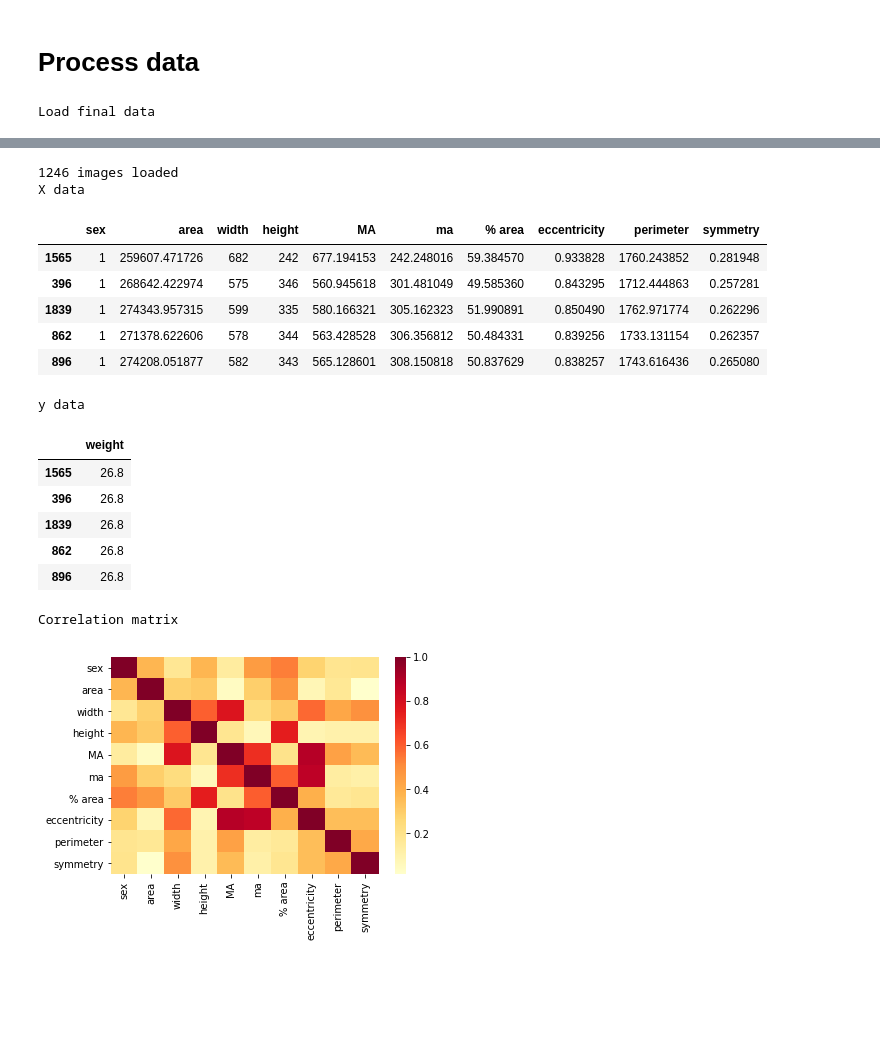
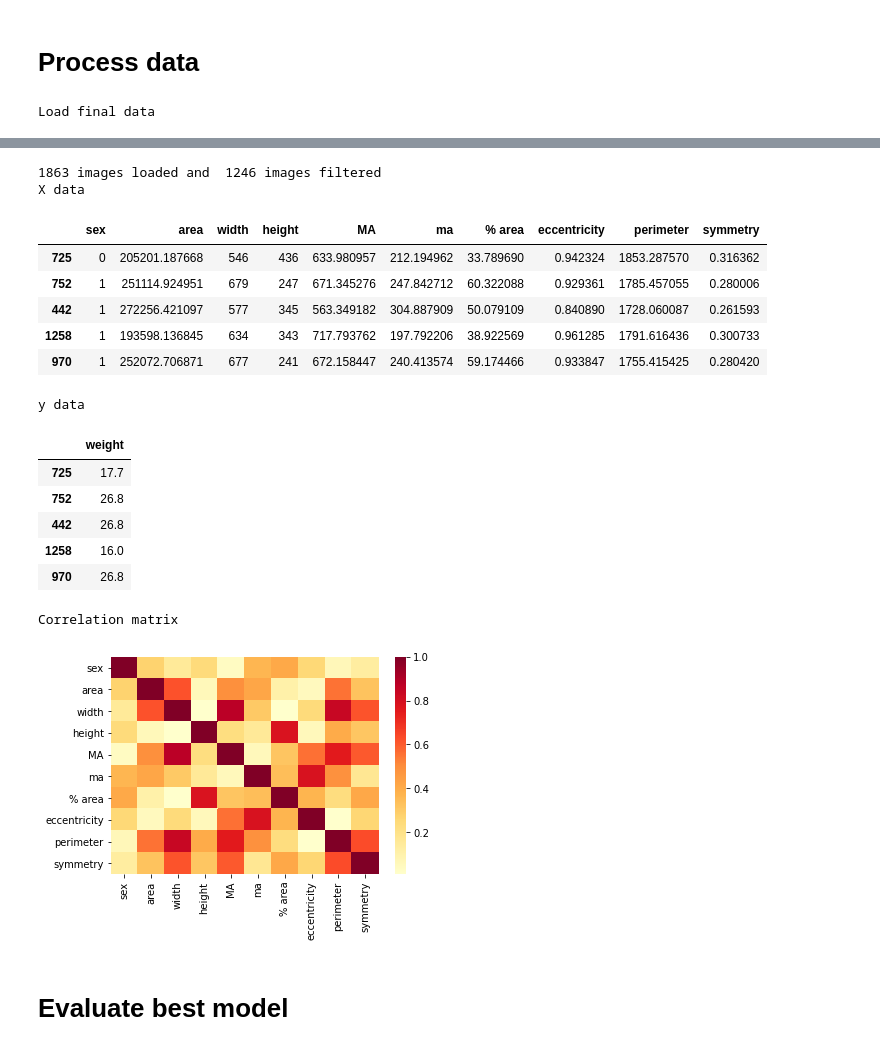
Before and after one commit to ULE-Informatica/morfologia-unizar-ule, a Jupyter notebook: scripts/process_images_to_create_csv_dataset.ipynb, the cells around one changed output, grey strips where cells are left out. Saved outputs shown, nothing was run; the diff lists cells and outputs as text; code cells hidden in the pictures; blank space fills up the shorter version.

Commit message:
Final version with filtered data

```diff
--- a/scripts/process_images_to_create_csv_dataset.ipynb
+++ b/scripts/process_images_to_create_csv_dataset.ipynb
@@ -134,22 +135,26 @@ file_data = pd.read_csv(os.path.join("..", 'data', 'id_weight_sex_uuid_data.csv'
 print("Load final data")
 display(file_data.head())
 #file_data = file_data[file_data['symmetry']>0.65]
-file_data = file_data[file_data['area']>150000]
-file_data = file_data[file_data['perimeter']>1600]
+file_data_filtered = file_data[file_data['area']>150000]
+file_data_filtered = file_data_filtered[file_data['perimeter']>1600]
 file_data = shuffle(file_data)
+file_data_filtered = shuffle(file_data_filtered)
 
-print(len(file_data),"images loaded")
+print(len(file_data),"images loaded and ",len(file_data_filtered),"images filtered")
 
 X = file_data.loc[:, 'sex':'symmetry']
+X_filtered = file_data_filtered.loc[:, 'sex':'symmetry']
 print("X data")
 display(X.head())
 
 y = file_data.loc[:, ['weight']]
+y_filtered = file_data_filtered.loc[:, ['weight']]
 print("y data")
 display(y.head())
 
 #Split data
 X_train, X_test, y_train, y_test = train_test_split(X, y, test_size=0.3)
+X_train_filtered, X_test_filtered, y_train_filtered, y_test_filtered = train_test_split(X_filtered, y_filtered, test_size=0.3)
 
 if PROCESS_DATA:
     print("Correlation matrix")
@@ -185,7 +190,7 @@ if PROCESS_DATA:
                        'neg_root_mean_squared_error', 'neg_median_absolute_error']
     gs = GridSearchCV(estimator=pipa,
                       param_grid=param_grid,
-                      #cv=10,
+                      cv=10,
                       refit='r2',
                       return_train_score=True,
                       n_jobs=30,
@@ -208,47 +213,71 @@ if PROCESS_DATA:
                  'decisionTree': decisionTree
                 },
                 os.path.join("..", 'data', datetime.datetime.now().strftime("%Y%m%d%H%M")+'_model.joblib_dump'))
+
+    gs_filtered = GridSearchCV(estimator=pipa,
+                      param_grid=param_grid,
+                      cv=10,
+                      refit='r2',
+                      return_train_score=True,
+                      n_jobs=30,
+                      pre_dispatch=30,
+                      scoring=scoring_methods,
+                      iid=False)
+    with warnings.catch_warnings():
+        warnings.filterwarnings("ignore", category=FutureWarning)
+        gs_filtered.fit(X_train_filtered, y_train_filtered.values.ravel())
+
+    joblib.dump({'gs': gs_filtered},
+                os.path.join("..", 'data', datetime.datetime.now().strftime("%Y%m%d%H%M")+'_model_filtered.joblib_dump'))
+
 else:
-    #Load last model
+    #Load last models
     os.chdir(os.path.join("..", 'data'))
-    files = glob.glob("*.joblib_dump")
+    files = glob.glob("*_model.joblib_dump")
     files.sort(reverse=True)
     models = joblib.load(files[0])
     gs = models['gs']
     scaler = models['scaler']
     linearRegression = models['linearRegression']
     ridge = models['ridge']
     ridgecv = models['ridgecv']
     lasso= models['lasso']
     lassocv = models['lassocv']
     lassolars = models['lassolars']
     lassolarscv = models['lassolarscv']
     decisionTree = models['decisionTree']
+    #Filtered
+    files = glob.glob("*_filtered.joblib_dump")
+    files.sort(reverse=True)
+    models = joblib.load(files[0])
+    gs_filtered = models['gs']
 # %% [output]
 Load final data
 |  | uuid | id | sex | area | width | height | MA | ma | % area | eccentricity | ... |
 | 0 | 3b144fdfdb9f4e02b0f65aed674fbd72 | 0268 | 1 | 292877.074890 | 564 | 312 | 589.829285 | 226.871475 | 46.219501 | 0.923067 | ... |
 | 1 | 960fd92c91f541f6b85889426c39a0fe | 0261 | 1 | 308998.472633 | 648 | 256 | 681.104919 | 217.185989 | 58.533350 | 0.947797 | ... |
 | 2 | ca10f050724d47f5971c3530ef341a8d | 0236 | 0 | 292174.501116 | 569 | 324 | 671.221436 | 167.003387 | 36.034621 | 0.968554 | ... |
 | 3 | 46d3f67bbf684992ac945ce7c1991ae7 | 0238 | 1 | 274668.662187 | 613 | 210 | 637.330017 | 188.982895 | 60.039439 | 0.955026 | ... |
 | 4 | ecb27b5ef70c48e69d6296a5e91e3faf | 0230 | 0 | 302622.334318 | 510 | 345 | 568.790527 | 196.767181 | 41.696390 | 0.938257 | ... |
-1246 images loaded
+1863 images loaded and  1246 images filtered
 X data
 |  | sex | area | width | height | MA | ma | % area | eccentricity | perimeter | symmetry |
-| 1565 | 1 | 259607.471726 | 682 | 242 | 677.194153 | 242.248016 | 59.384570 | 0.933828 | 1760.243852 | 0.281948 |
-| 396 | 1 | 268642.422974 | 575 | 346 | 560.945618 | 301.481049 | 49.585360 | 0.843295 | 1712.444863 | 0.257281 |
-| 1839 | 1 | 274343.957315 | 599 | 335 | 580.166321 | 305.162323 | 51.990891 | 0.850490 | 1762.971774 | 0.262296 |
-| 862 | 1 | 271378.622606 | 578 | 344 | 563.428528 | 306.356812 | 50.484331 | 0.839256 | 1733.131154 | 0.262357 |
-| 896 | 1 | 274208.051877 | 582 | 343 | 565.128601 | 308.150818 | 50.837629 | 0.838257 | 1743.616436 | 0.265080 |
+| 725 | 0 | 205201.187668 | 546 | 436 | 633.980957 | 212.194962 | 33.789690 | 0.942324 | 1853.287570 | 0.316362 |
+| 752 | 1 | 251114.924951 | 679 | 247 | 671.345276 | 247.842712 | 60.322088 | 0.929361 | 1785.457055 | 0.280006 |
+| 442 | 1 | 272256.421097 | 577 | 345 | 563.349182 | 304.887909 | 50.079109 | 0.840890 | 1728.060087 | 0.261593 |
+| 1258 | 1 | 193598.136845 | 634 | 343 | 717.793762 | 197.792206 | 38.922569 | 0.961285 | 1791.616436 | 0.300733 |
+| 970 | 1 | 252072.706871 | 677 | 241 | 672.158447 | 240.413574 | 59.174466 | 0.933847 | 1755.415425 | 0.280420 |
 y data
 |  | weight |
-| 1565 | 26.8 |
-| 396 | 26.8 |
-| 1839 | 26.8 |
-| 862 | 26.8 |
-| 896 | 26.8 |
+| 725 | 17.7 |
+| 752 | 26.8 |
+| 442 | 26.8 |
+| 1258 | 16.0 |
+| 970 | 26.8 |
 Correlation matrix
-[figure, old version]
+[figure, new version]
+# %% [markdown]
+# Evaluate best model
 # %%
 best_estimator = gs.best_estimator_
 print('Best model:', best_estimator.named_steps.classifier)
```
Also changed, not shown: parts of 7 cells of this notebook, 8 other files.
